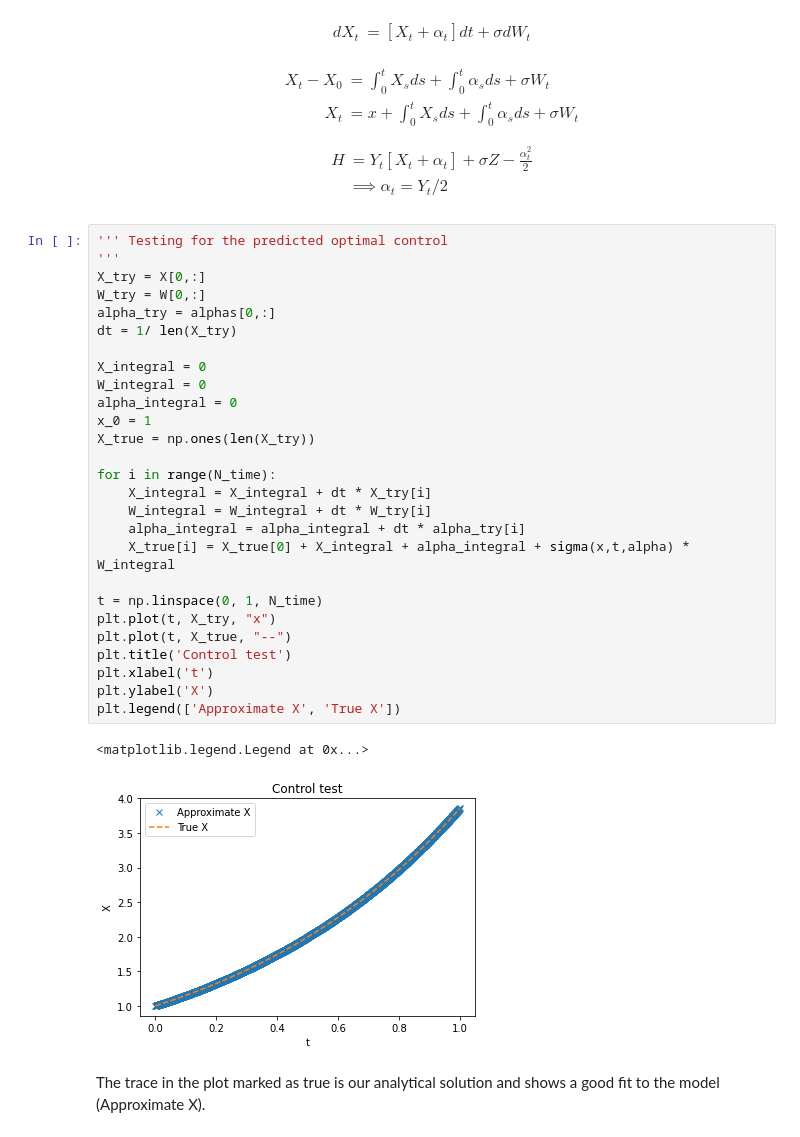
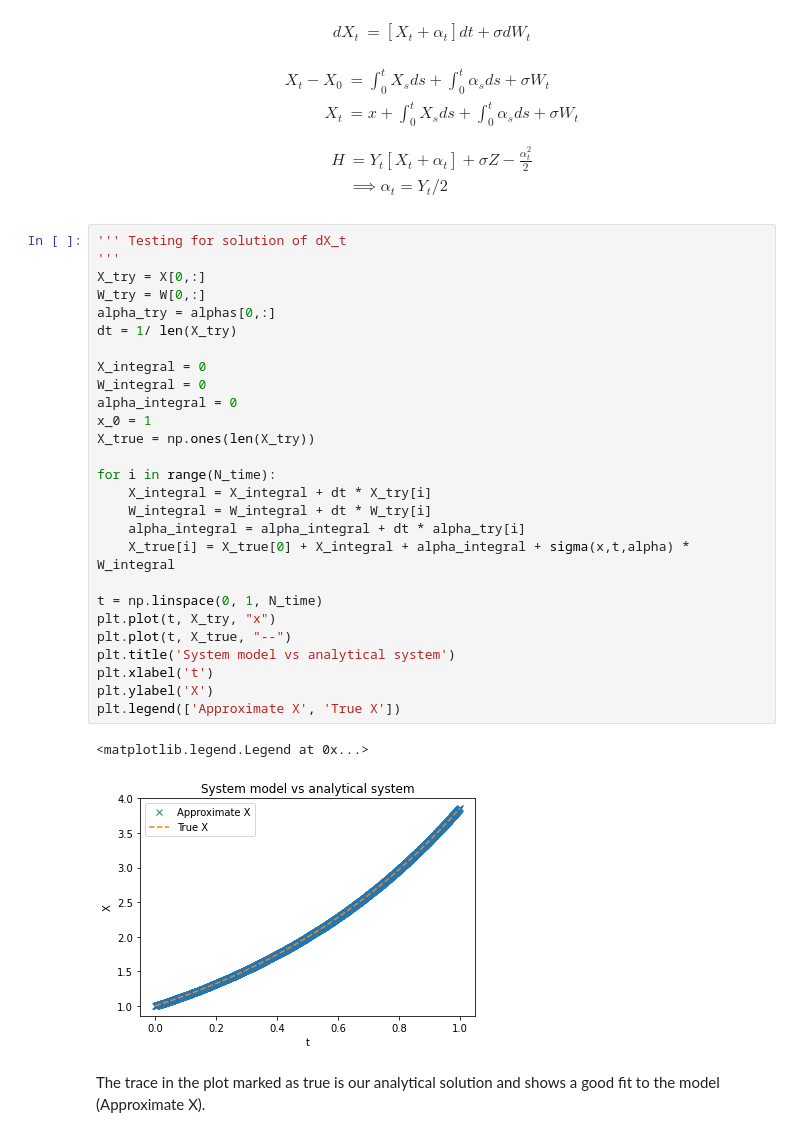
Before and after one commit to s2133934/SCDAA_CW_2021, a Jupyter notebook: notebook.ipynb, the cells around one changed output. Saved outputs shown, nothing was run; the diff lists cells and outputs as text.

```diff
--- a/notebook.ipynb
+++ b/notebook.ipynb
@@ -1125,35 +1126,35 @@ H &= Y_t[X_t + \alpha_t] + \sigma Z - \frac{\alpha_t ^2}{2} \\
 \end{aligned}
 $$
 # %%
-''' Testing for the predicted optimal control
+''' Testing for solution of dX_t
 '''
 X_try = X[0,:]
 W_try = W[0,:]
 alpha_try = alphas[0,:]
 dt = 1/ len(X_try)
 
 X_integral = 0
 W_integral = 0
 alpha_integral = 0
 x_0 = 1
 X_true = np.ones(len(X_try))
 
 for i in range(N_time):
     X_integral = X_integral + dt * X_try[i]
     W_integral = W_integral + dt * W_try[i]
     alpha_integral = alpha_integral + dt * alpha_try[i]
     X_true[i] = X_true[0] + X_integral + alpha_integral + sigma(x,t,alpha) * W_integral
 
 t = np.linspace(0, 1, N_time)
 plt.plot(t, X_try, "x")
 plt.plot(t, X_true, "--")
-plt.title('Control test')
+plt.title('System model vs analytical system')
 plt.xlabel('t')
 plt.ylabel('X')
 plt.legend(['Approximate X', 'True X'])
 # %% [output]
 <matplotlib.legend.Legend at 0x...>
-[figure, old version]
+[figure, new version]
 # %% [markdown]
 The trace in the plot marked as true is our analytical solution and shows a good fit to the model (Approximate X).
 # %%
```
Also changed, not shown: parts of 10 cells of this notebook, 1 other file.
